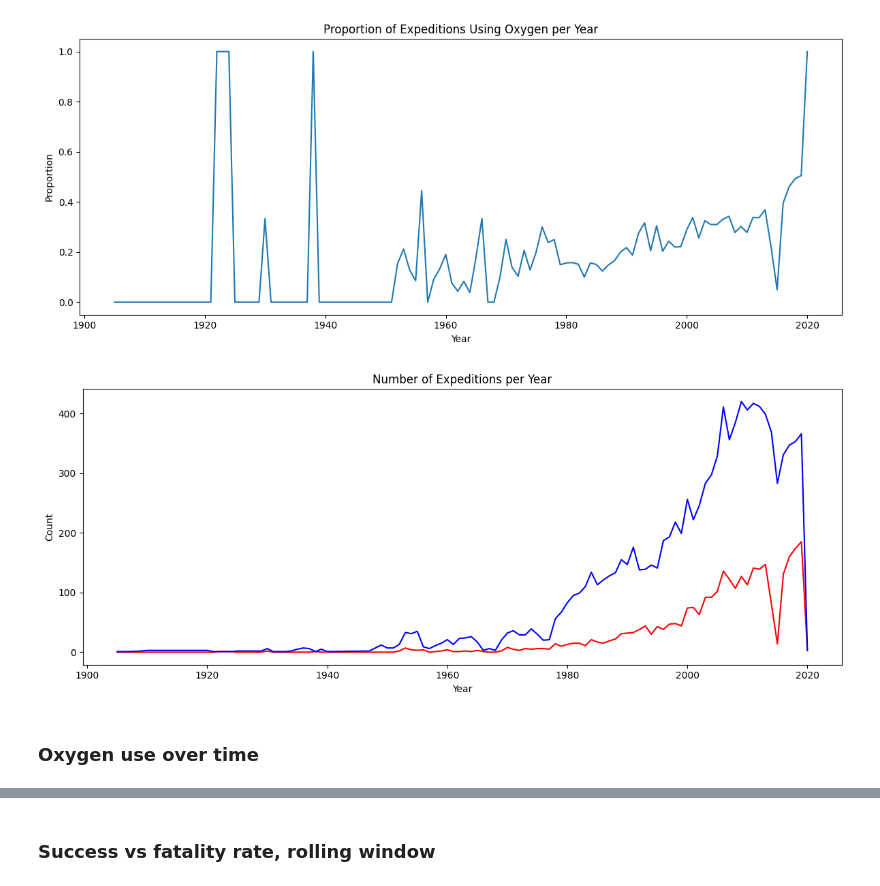
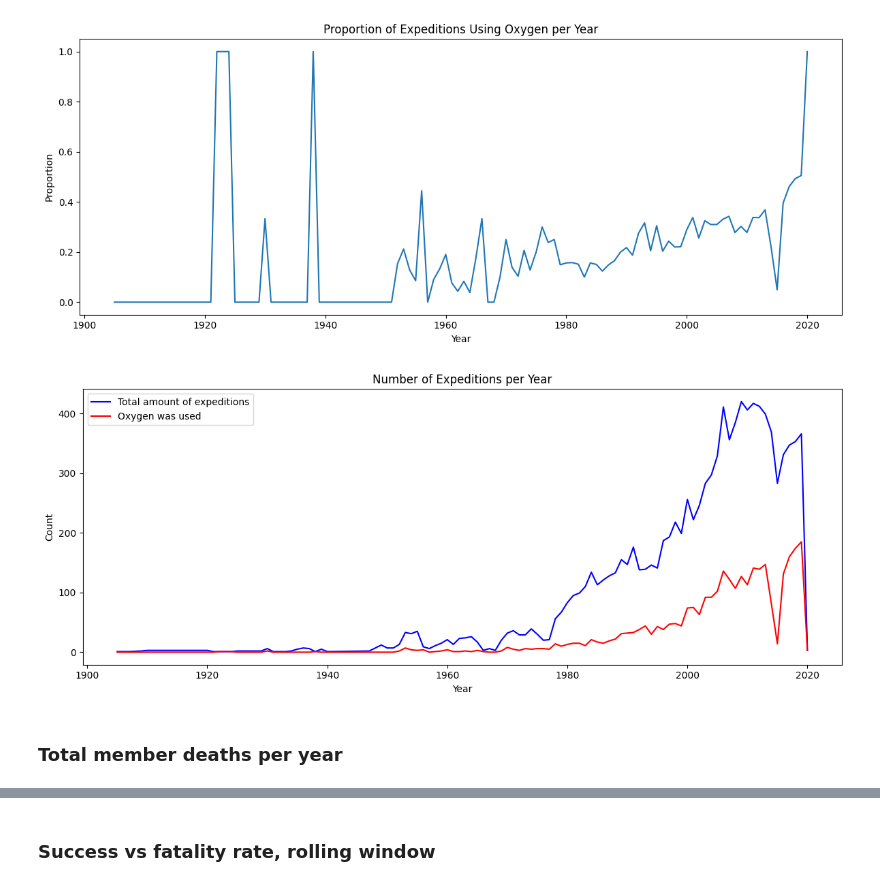
Before and after one commit to DmytroRi/himalayan_expeditions, a Jupyter notebook: HimalayaInsights.ipynb, the cells around one changed output, grey strips where cells are left out. Drawn from its saved outputs; the diff is of its cells as text; code cells hidden in the pictures.

```diff
--- a/HimalayaInsights.ipynb
+++ b/HimalayaInsights.ipynb
@@ -200,15 +215,16 @@ plt.show()
 # %%
 oxygen_use_per_year = exped.groupby('year')['is_o2_used'].sum().sort_index()
 
 plt.figure(figsize=(12, 5))
-oxygen_use_per_year.plot(color='red')
-exped_per_year.plot(color='blue')
+exped_per_year.plot(color='blue', label='Total amount of expeditions')
+oxygen_use_per_year.plot(color='red', label='Oxygen was used')
 plt.title('Number of Expeditions per Year')
 plt.xlabel('Year')
 plt.ylabel('Count')
+plt.legend()
 plt.tight_layout()
 plt.show()
 # %% [output]
-[figure, old version]
+[figure, new version]
 # %% [markdown]
-### Oxygen use over time
+### Total member deaths per year
```
Also changed, not shown: parts of 3 cells of this notebook.
